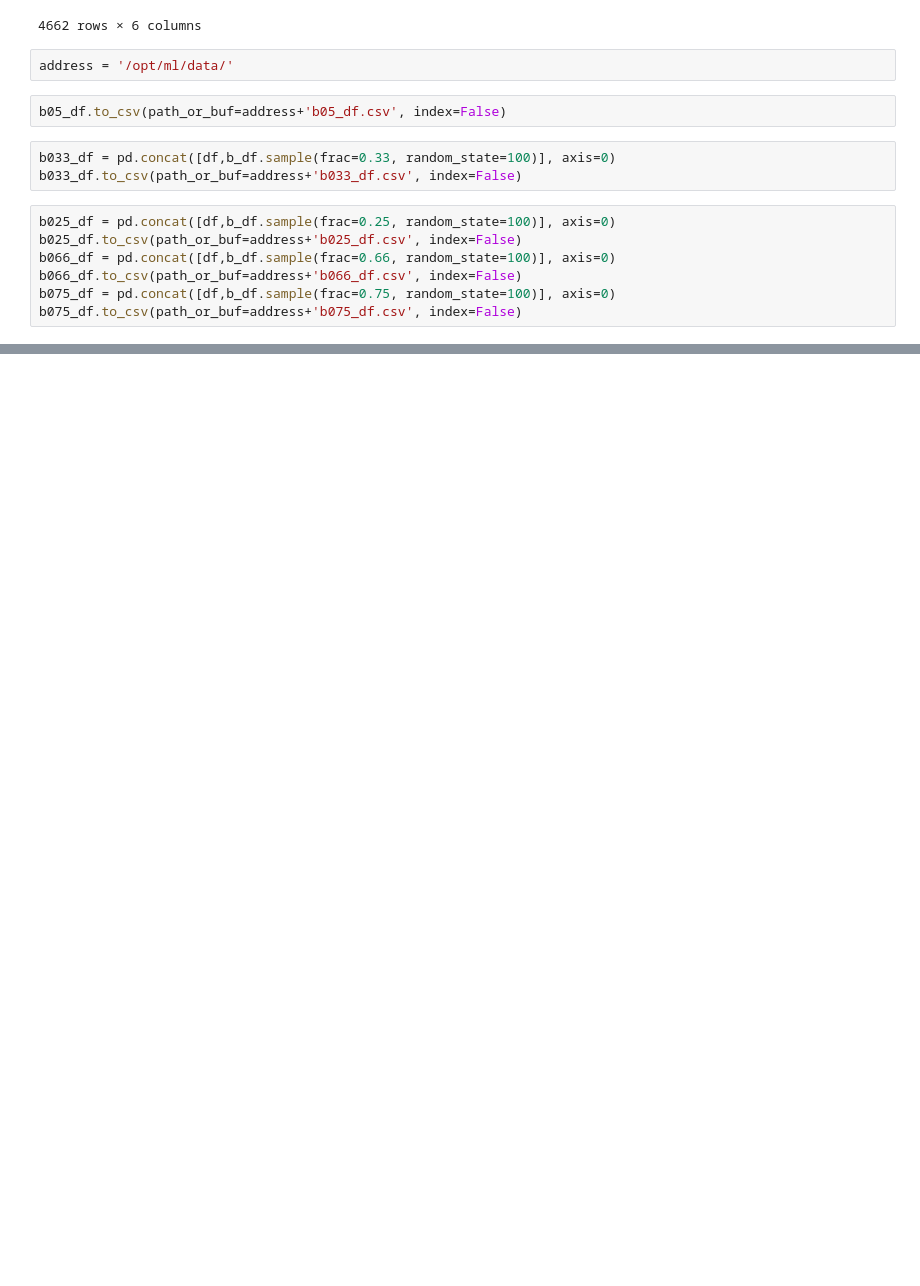
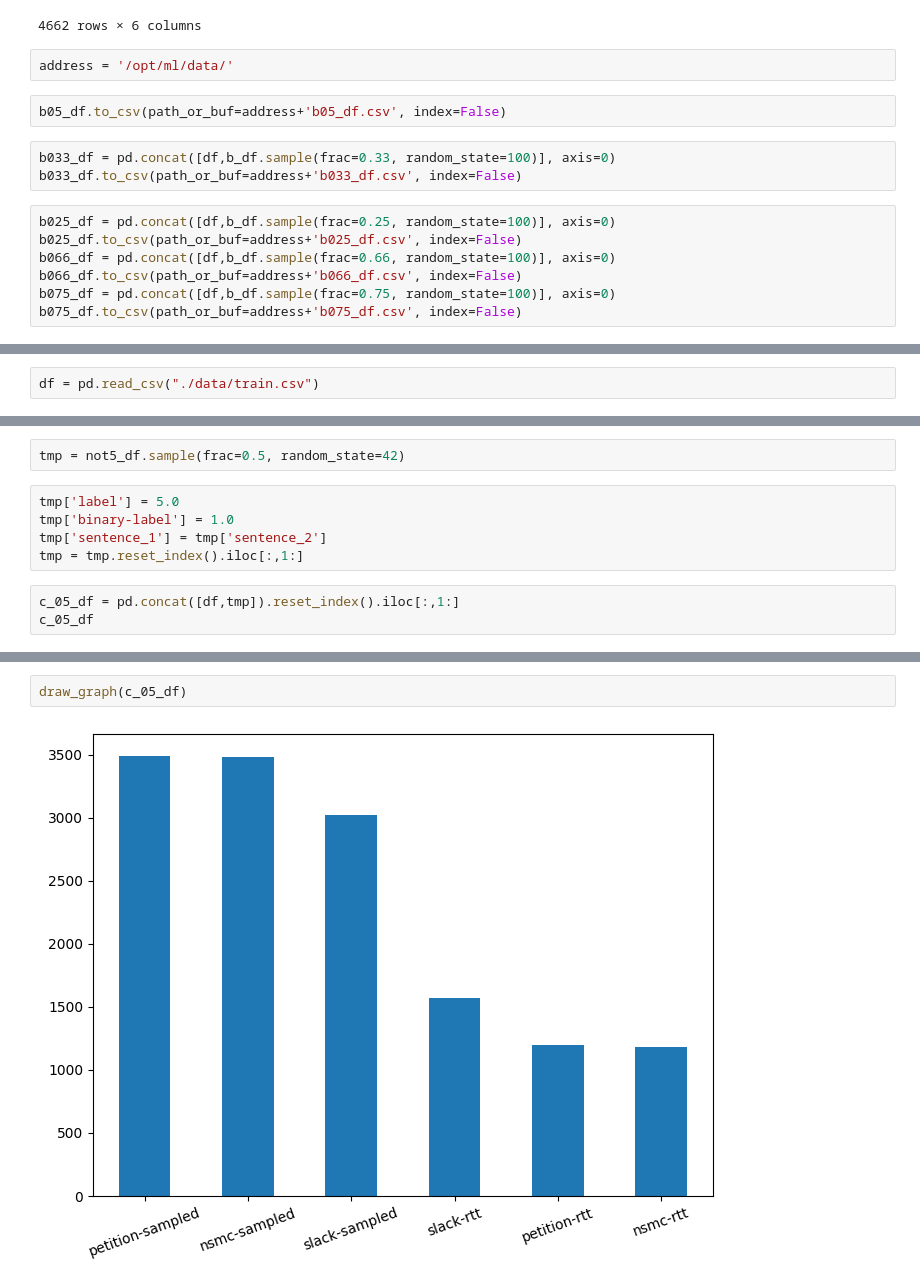
Before and after one commit to JdRion/Semantic-Textual-Similarity, a Jupyter notebook: EDA.ipynb, the cells around one changed output, grey strips where cells are left out. Saved outputs shown, nothing was run; the diff lists cells and outputs as text; blank space fills up the shorter version.

```diff
--- a/EDA.ipynb
+++ b/EDA.ipynb
@@ -352,0 +474,2 @@ b075_df.to_csv(path_or_buf=address+'b075_df.csv', index=False)
+# %%
+df = pd.read_csv("./data/train.csv")
@@ -352,0 +492,10 @@ b075_df.to_csv(path_or_buf=address+'b075_df.csv', index=False)
+# %%
+tmp = not5_df.sample(frac=0.5, random_state=42)
+# %%
+tmp['label'] = 5.0
+tmp['binary-label'] = 1.0
+tmp['sentence_1'] = tmp['sentence_2']
+tmp = tmp.reset_index().iloc[:,1:]
+# %%
+c_05_df = pd.concat([df,tmp]).reset_index().iloc[:,1:]
+c_05_df
@@ -352,0 +516,4 @@ b075_df.to_csv(path_or_buf=address+'b075_df.csv', index=False)
+# %%
+draw_graph(c_05_df)
+# %% [output]
+[figure, added]
```
Also changed, not shown: parts of 72 cells of this notebook, 2 other files.
